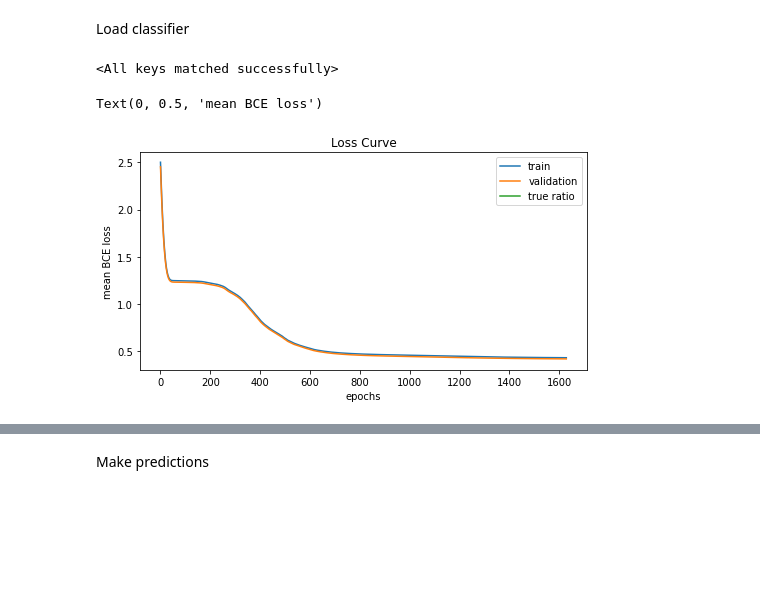
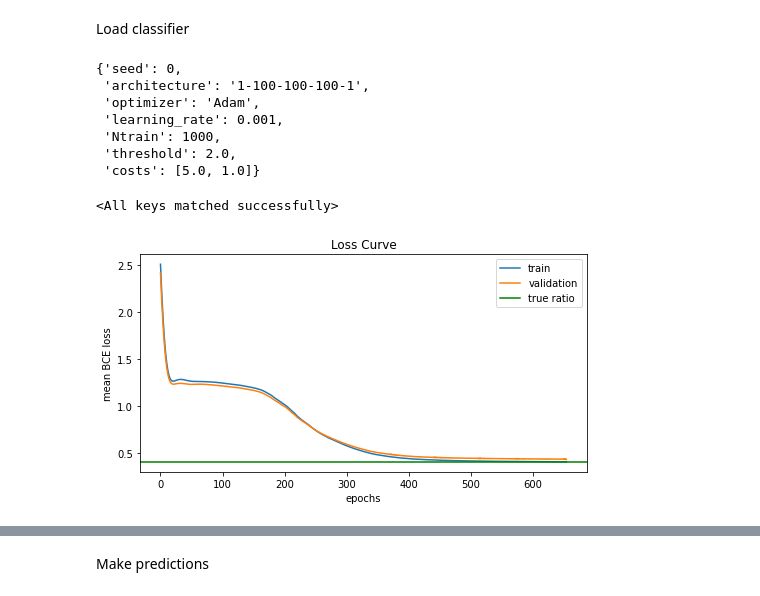
Before and after one commit to mackelab/amortized-decision-making, a Jupyter notebook: scripts/evaluate_clf.ipynb, the cells around one changed output, grey strips where cells are left out. Cells and saved outputs as stored; diff of their text form; code cells hidden in the pictures; blank space fills up the shorter version.

```diff
--- a/scripts/evaluate_clf.ipynb
+++ b/scripts/evaluate_clf.ipynb
@@ -48,7 +46,17 @@ KeyboardInterrupt:
 # %% [markdown]
 Load classifier
+# %%
+folder = "./results/1d_classifier/varying_N/2022-05-30T18_52_24_t2_c5_1"
 # %%
-ckp = torch.load("./results/1d_classifier/test_model/best_model.pt", map_location=device)
-#metadata = json.load(open("./results/1d_classifier/test_model/metadata.json"))
-#metadata
+ckp = torch.load(path.join(folder, "best_model.pt"), map_location=device)
+metadata = json.load(open(path.join(folder,"metadata.json")))
+metadata
+# %% [output]
+{'seed': 0,
+ 'architecture': '1-100-100-100-1',
+ 'optimizer': 'Adam',
+ 'learning_rate': 0.001,
+ 'Ntrain': 1000,
+ 'threshold': 2.0,
+ 'costs': [5.0, 1.0]}
 # %%
@@ -59,16 +66,17 @@ clf.load_state_dict(ckp["state_dict"])
 <All keys matched successfully>
 # %%
 fig, ax = plt.subplots(1,1, figsize = (8,4))
-ax.plot(ckp['training_losses'], label='train')
-ax.plot(ckp['validation_losses'], label='validation')
-ax.axhline(bce_loss(ratios_train, d_train, th_train).mean(dim=0), c='g', label='true ratio')
+ax.plot(ckp['training_losses'].numpy(), label='train')
+ax.plot(ckp['validation_losses'].numpy(), label='validation')
+ax.axhline(bce_loss(ratios_train, d_train, th_train).mean(dim=0).numpy(), c='g', label='true ratio')
 ax.set_title('Loss Curve')
 ax.ticklabel_format(style='sci',scilimits=(-3,4))
 ax.legend()
 ax.set_xlabel('epochs'); ax.set_ylabel('mean BCE loss')
+#fig.savefig(f"./results/1d_classifier/loss_curve_lr{str(metadata['learning_rate']).replace('.', '_')}.pdf")
+plt.show()
 # %% [output]
-Text(0, 0.5, 'mean BCE loss')
-[figure, old version]
+[figure, new version]
 # %%
 # BCE loss of true ratios
 bce_loss(ratios_train, d_train, th_train).mean(dim=0).item()
```
Also changed, not shown: parts of 6 cells of this notebook.
